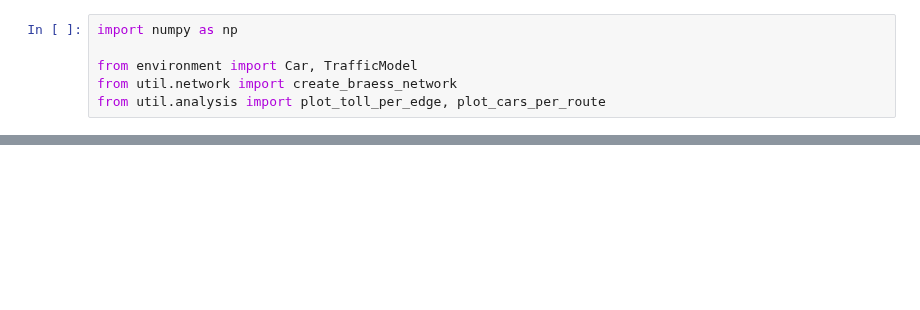
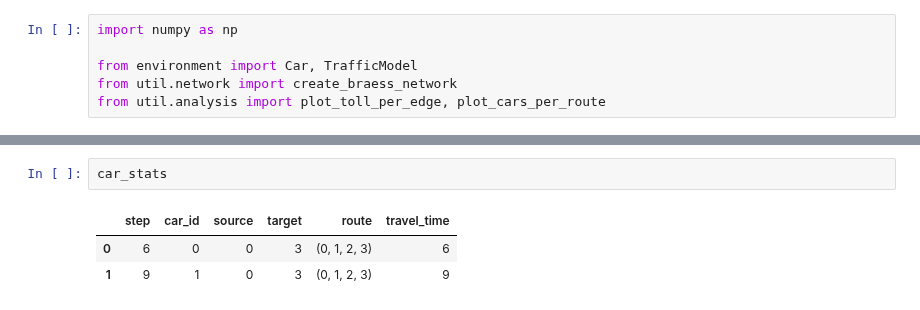
Before and after one commit to michoest/aamas-2024, a Jupyter notebook: src/traffic/v3/test.ipynb, the cells around one changed output, grey strips where cells are left out. Saved outputs shown, nothing was run; the diff lists cells and outputs as text; blank space fills up the shorter version.

```diff
--- a/src/traffic/v3/test.ipynb
+++ b/src/traffic/v3/test.ipynb
@@ -44,0 +55,6 @@ plot_toll_per_edge(step_stats)
+# %%
+car_stats
+# %% [output]
+|  | step | car_id | source | target | route | travel_time |
+| 0 | 6 | 0 | 0 | 3 | (0, 1, 2, 3) | 6 |
+| 1 | 9 | 1 | 0 | 3 | (0, 1, 2, 3) | 9 |
```
Also changed, not shown: parts of 4 cells of this notebook.
